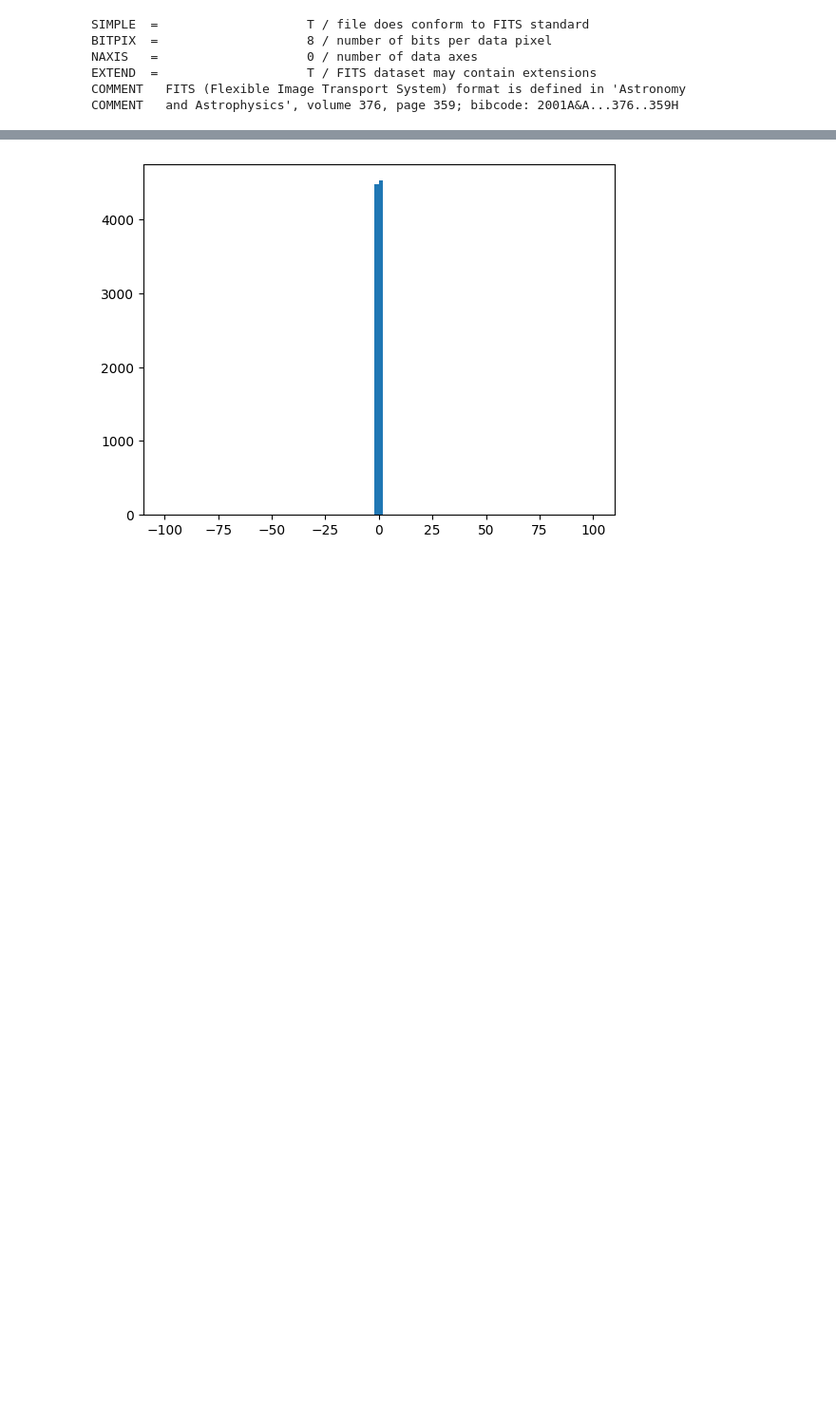
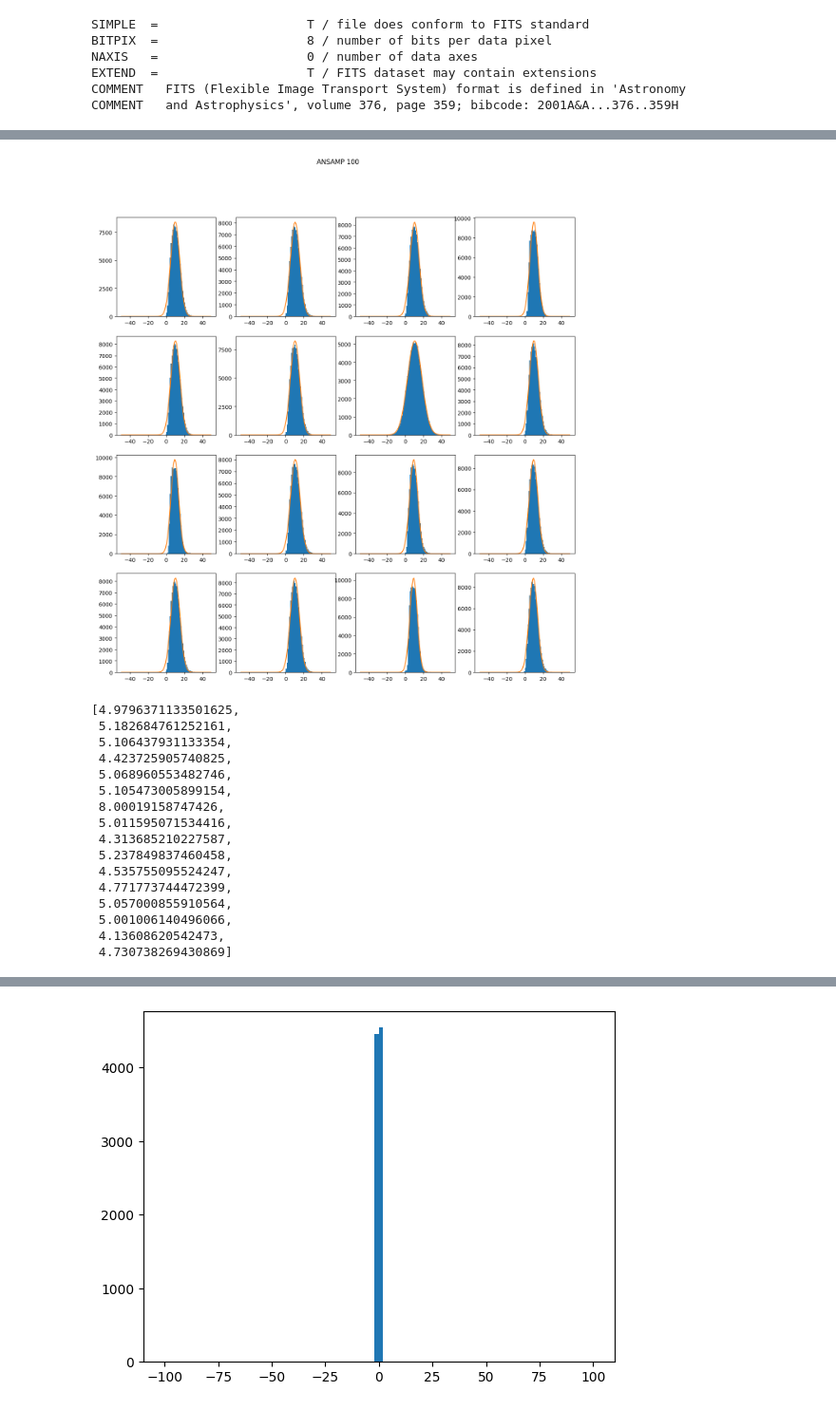
Before and after one commit to maumtzmon/ClasesPy, a Jupyter notebook: 60 - MCM Test/AnaMCM_CONNIE.ipynb, the cells around one changed output, grey strips where cells are left out. Shown at 95% size. Cells and saved outputs as stored; diff of their text form; code cells hidden in the pictures; blank space fills up the shorter version.

```diff
--- a/60 - MCM Test/AnaMCM_CONNIE.ipynb
+++ b/60 - MCM Test/AnaMCM_CONNIE.ipynb
@@ -384,23 +535,17 @@ def anaNoise(h, overscan_mask, iMCM, nCCDs, dataOK, doPlot=False, pdfname='noise
     i=0
     for ncol in axs:
        for nrow in ncol:
-            data_pre=h[i+1].data[active_mask].flatten()
-
-            center=np.median(h[i+1].data[active_mask].flatten())
             if int(ANSAMP)>1:
-                hist,bins,_=nrow.hist(data, bins=100)#, range=(center-20,center+20))
-                data=x=(bins[1:]+bins[:-1])/2
-
+                hist,bins,_=nrow.hist(h[i+1].data[overscan_mask].flatten(), bins=100, range=(-50,50))
+                x=(bins[1:]+bins[:-1])/2
             elif int(ANSAMP)>10:
-                hist,bins,_=nrow.hist(data, bins=100)#, range=(center-20,center+20))
-                data=x=(bins[1:]+bins[:-1])/2
-
+                hist,bins,_=nrow.hist(h[i+1].data[overscan_mask].flatten(), bins=100, range=(-10,0))
+                x=(bins[1:]+bins[:-1])/2
             elif int(ANSAMP)>20:
-                hist,bins,_=nrow.hist(data, bins=100)#, range=(center-20,center+20))
-                data=x=(bins[1:]+bins[:-1])/2
-
+                hist,bins,_=nrow.hist(h[i+1].data[overscan_mask].flatten(), bins=100, range=(-2,2))
+                x=(bins[1:]+bins[:-1])/2
             else:
-                hist,bins,_=nrow.hist(data, bins=100)#, range=(center-20,center+20))
+                hist,bins,_=nrow.hist(h[i+1].data[overscan_mask].flatten(), bins=100, range=(-100,100))
                 x=(bins[1:]+bins[:-1])/2
 
 
@@ -578,9 +723,27 @@ def Ser(h, active_mask, iMCM, nCCDs, dataOK, gain, idoPlot, pdfname, itera=10, t
 # %%
 # Noise
 #noise = Noise(hmb, overscan_mask, MCMNro, nCCDs, ohdusOK, doPlot, pdfname)
-# noise=anaNoise(hmb, overscan_mask, MCMNro, nCCDs, ohdusOK, doPlot=True, pdfname='None.pdf')
-# noise
+noise=anaNoise(hmb, active_mask, MCMNro, nCCDs, ohdusOK, doPlot=True, pdfname='None.pdf')
+noise
 
 #
 # Gain
 #gain = Gain(hmb, active_mask, MCMNro, nCCDs, ohdusOK, doPlot, pdfname)
+# %% [output]
+[figure, added]
+[4.9796371133501625,
+ 5.182684761252161,
+ 5.106437931133354,
+ 4.423725905740825,
+ 5.068960553482746,
+ 5.105473005899154,
+ 8.00019158747426,
+ 5.011595071534416,
+ 4.313685210227587,
+ 5.237849837460458,
+ 4.535755095524247,
+ 4.771773744472399,
+ 5.057000855910564,
+ 5.001006140496066,
+ 4.13608620542473,
+ 4.730738269430869]
```
Also changed, not shown: parts of 26 cells of this notebook, 44 other files.
